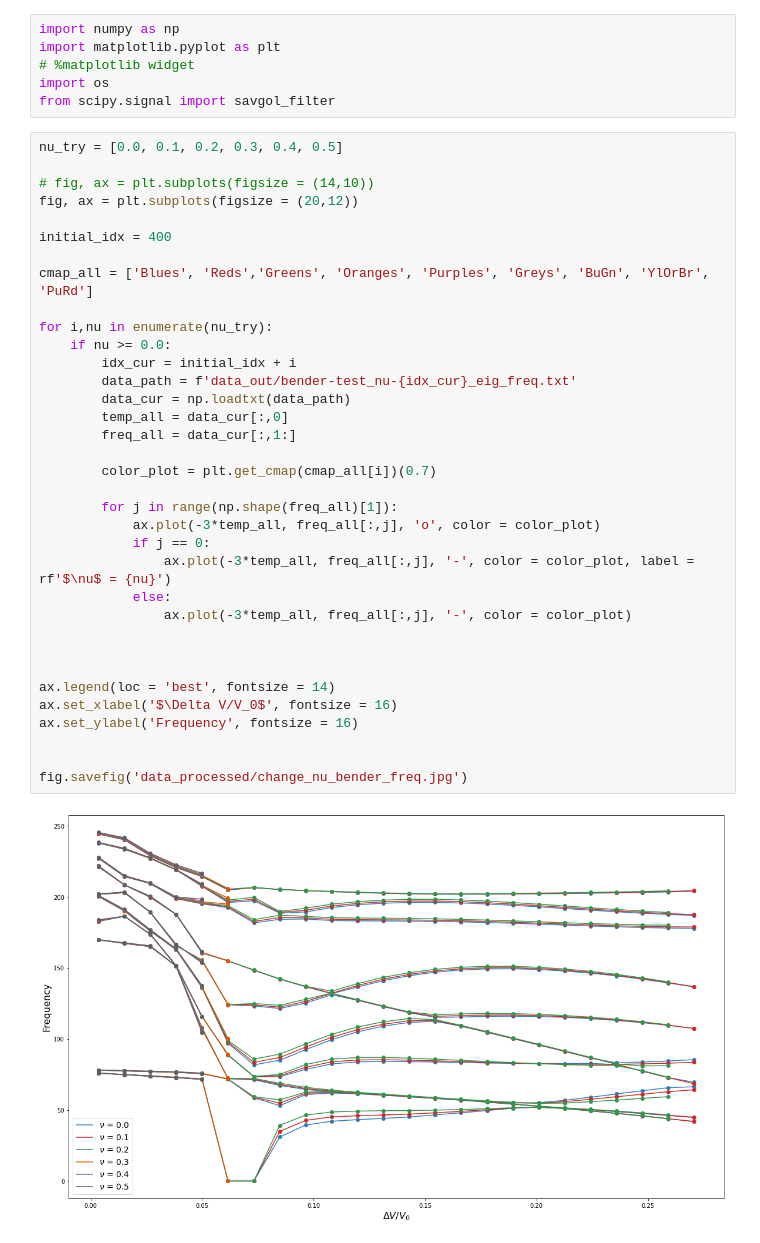
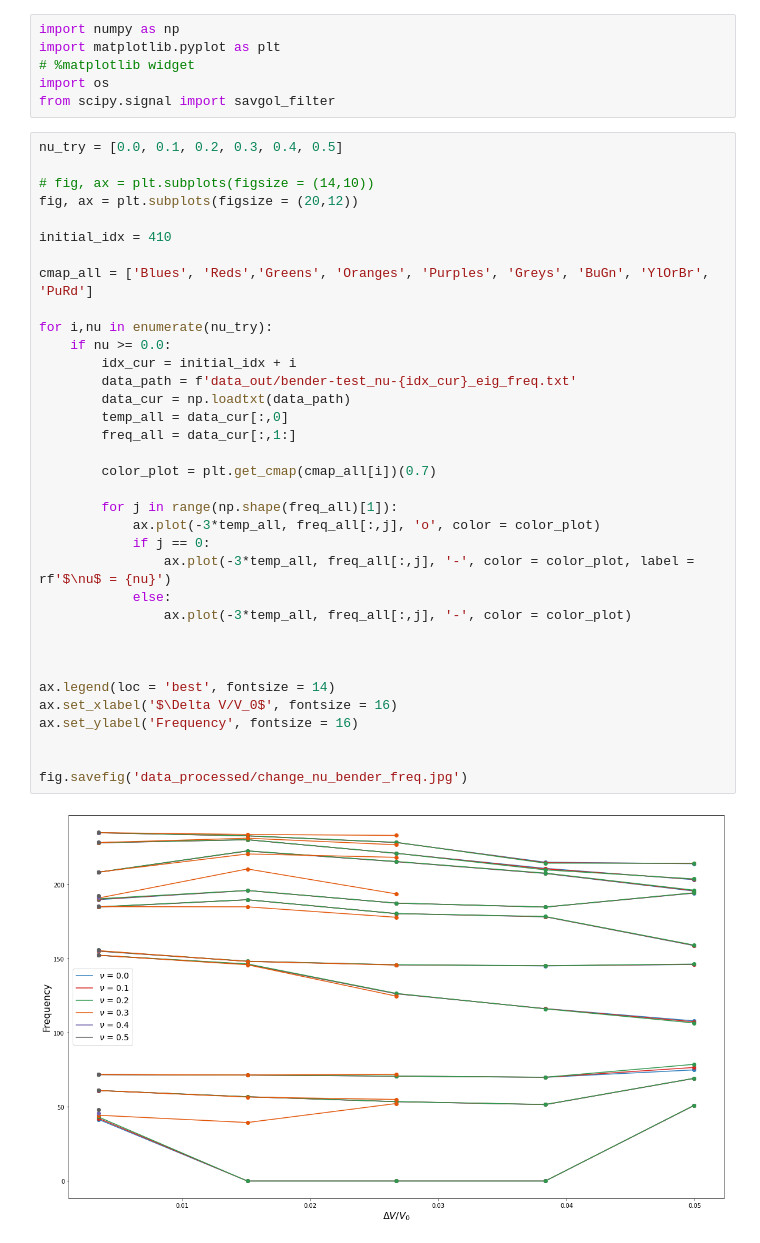
Before and after one commit to bertoldi-collab/buckling-cylinders, a Jupyter notebook: bender_compare.ipynb, the cells around one changed output. Cells and saved outputs as stored; diff of their text form.

```diff
--- a/bender_compare.ipynb
+++ b/bender_compare.ipynb
@@ -10,34 +10,34 @@ nu_try = [0.0, 0.1, 0.2, 0.3, 0.4, 0.5]
 # fig, ax = plt.subplots(figsize = (14,10))
 fig, ax = plt.subplots(figsize = (20,12))
 
-initial_idx = 400
+initial_idx = 410
 
 cmap_all = ['Blues', 'Reds','Greens', 'Oranges', 'Purples', 'Greys', 'BuGn', 'YlOrBr', 'PuRd']
 
 for i,nu in enumerate(nu_try):
     if nu >= 0.0:
         idx_cur = initial_idx + i
         data_path = f'data_out/bender-test_nu-{idx_cur}_eig_freq.txt'
         data_cur = np.loadtxt(data_path)
         temp_all = data_cur[:,0]
         freq_all = data_cur[:,1:]
 
         color_plot = plt.get_cmap(cmap_all[i])(0.7)
 
         for j in range(np.shape(freq_all)[1]):
             ax.plot(-3*temp_all, freq_all[:,j], 'o', color = color_plot)
             if j == 0:
                 ax.plot(-3*temp_all, freq_all[:,j], '-', color = color_plot, label = rf'$\nu$ = {nu}')
             else:
                 ax.plot(-3*temp_all, freq_all[:,j], '-', color = color_plot)
 
 
 
 ax.legend(loc = 'best', fontsize = 14)
 ax.set_xlabel('$\Delta V/V_0$', fontsize = 16)
 ax.set_ylabel('Frequency', fontsize = 16)
 
 
 fig.savefig('data_processed/change_nu_bender_freq.jpg')
 # %% [output]
-[figure, old version]
+[figure, new version]
```
Also changed, not shown: 37 other files.
